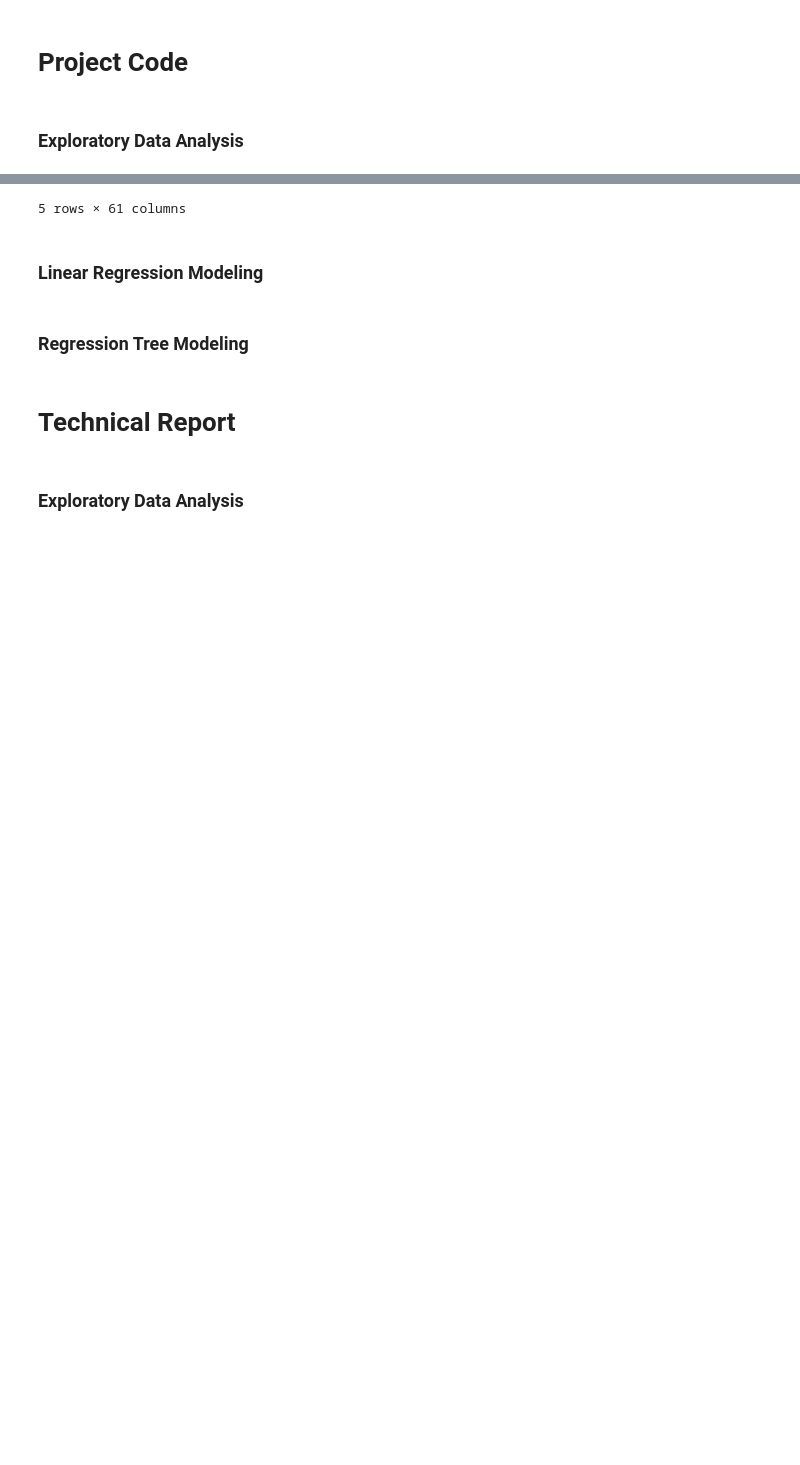
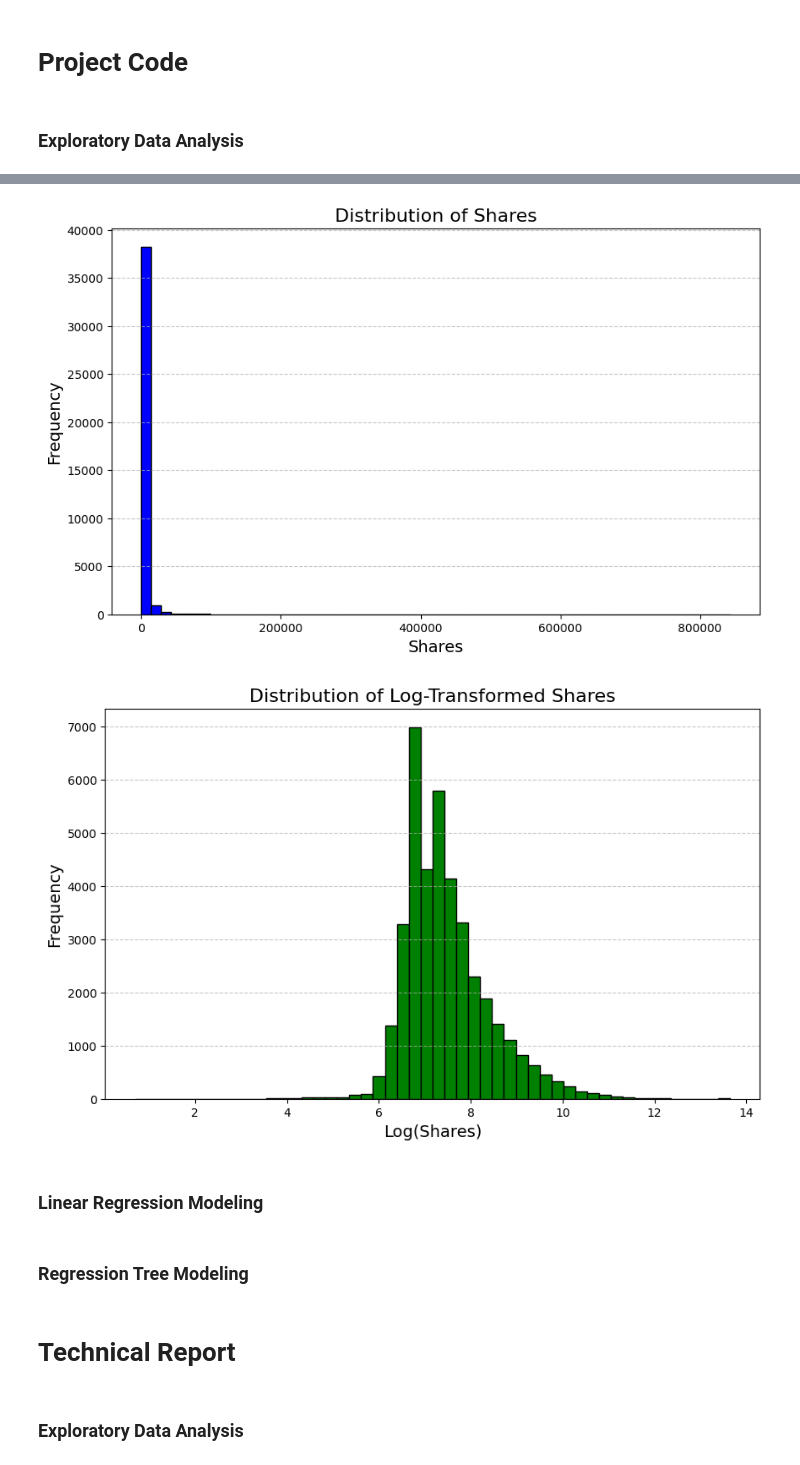
Before and after one commit to stat220/final-lab-group-17, a Jupyter notebook: FinalLab.ipynb, the cells around one changed output, grey strips where cells are left out. Cells and saved outputs as stored; diff of their text form; code cells hidden in the pictures; blank space fills up the shorter version.

Commit message:
plot initial data and transform the data if necessary

```diff
--- a/FinalLab.ipynb
+++ b/FinalLab.ipynb
@@ -13,5 +13,26 @@ from sklearn.metrics import r2_score
 
 news_data = pd.read_csv("https://richardson.byu.edu/220/OnlineNewsPopularity.csv")
 
-news_data.head()
+#It looked like each column had a ' ' character at the beginning of each word so i strip the spaces here.
+news_data.columns = news_data.columns.str.strip()
+
+plt.figure(figsize=(10, 6))
+plt.hist(news_data['shares'], bins=60, color='blue', edgecolor='black')
+plt.title('Distribution of Shares', fontsize=16)
+plt.xlabel('Shares', fontsize=14)
+plt.ylabel('Frequency', fontsize=14)
+plt.grid(axis='y', linestyle='--', alpha=0.7)
+plt.show()
+
+# Log transformation to make the data less skewed
+news_data['shares_log'] = np.log1p(news_data['shares'])
+
+# Transformed data
+plt.figure(figsize=(10, 6))
+plt.hist(news_data['shares_log'], bins=50, color='green', edgecolor='black')
+plt.title('Distribution of Log-Transformed Shares', fontsize=16)
+plt.xlabel('Log(Shares)', fontsize=14)
+plt.ylabel('Frequency', fontsize=14)
+plt.grid(axis='y', linestyle='--', alpha=0.7)
+plt.show()
 # %% [output]
@@ -24,4 +39,5 @@ news_data.head()
-5 rows × 61 columns
+[figure, added]
+[figure, added]
 # %% [markdown]
 ### Linear Regression Modeling
 # %% [markdown]
```
Also changed, not shown: parts of 1 cell of this notebook.
